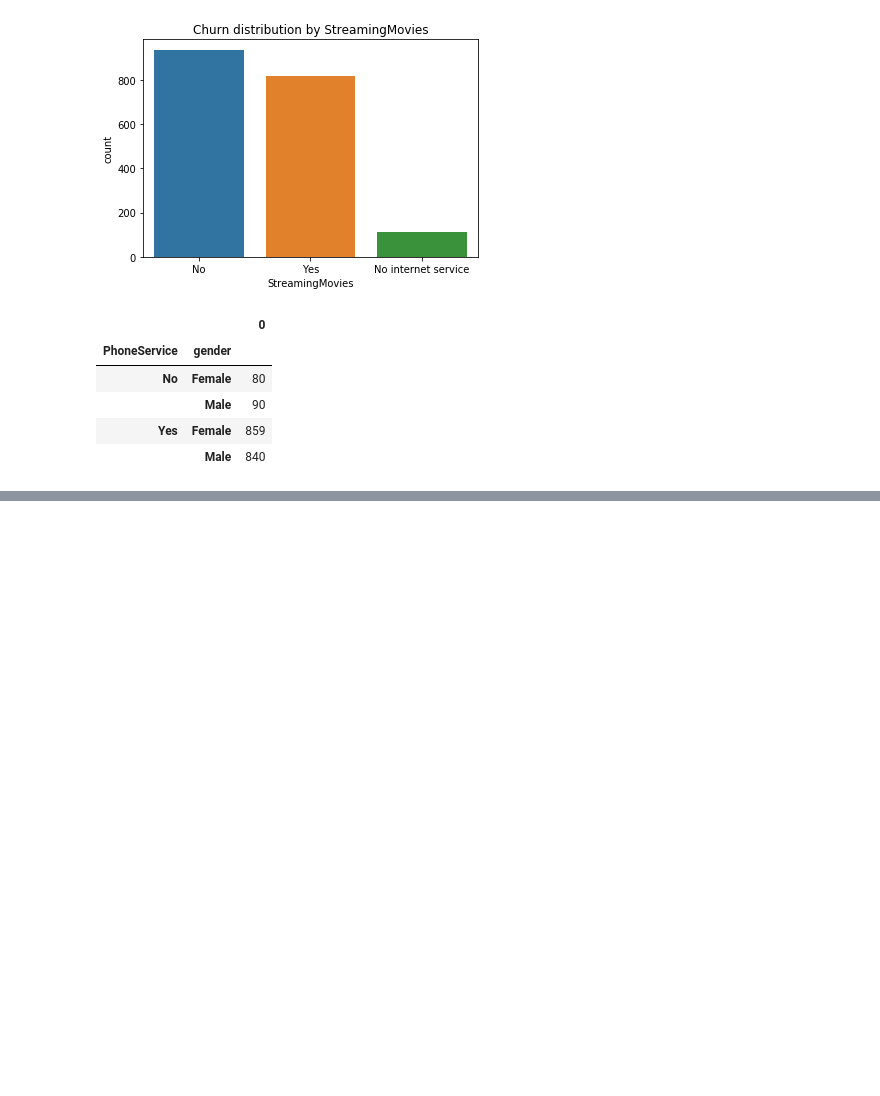
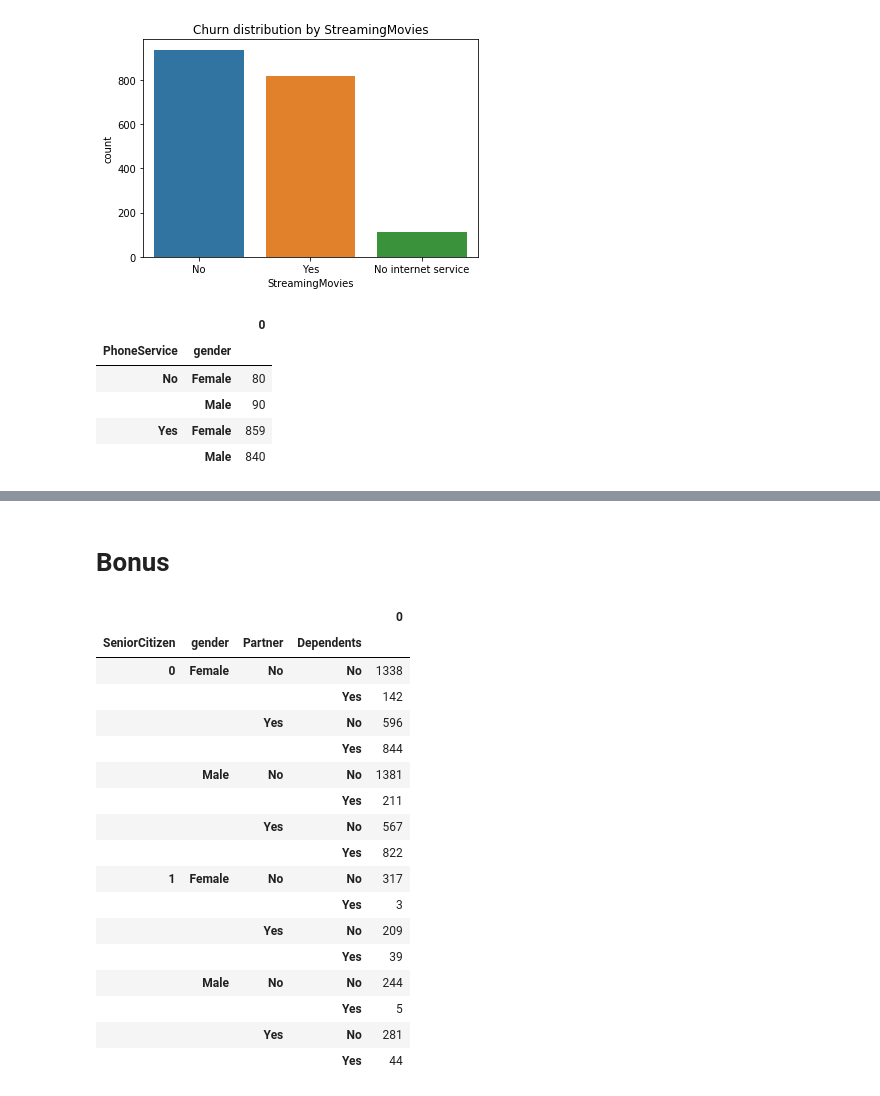
Before and after one commit to Chvava11/Bi_project_customer_churn, a Jupyter notebook: Vanessa's Bi Project.ipynb, the cells around one changed output, grey strips where cells are left out. Cells and saved outputs as stored; diff of their text form; code cells hidden in the pictures; blank space fills up the shorter version.

```diff
--- a/Vanessa's Bi Project.ipynb
+++ b/Vanessa's Bi Project.ipynb
@@ -509,0 +597,23 @@ service
+# %% [markdown]
+# Bonus
+# %%
+df.groupby(['SeniorCitizen','gender','Partner','Dependents']).size().to_frame()
+# %% [output]
+|  |  |  |  | 0 |
+| SeniorCitizen | gender | Partner | Dependents |  |
+| 0 | Female | No | No | 1338 |
+|  |  |  | Yes | 142 |
+|  |  | Yes | No | 596 |
+|  |  |  | Yes | 844 |
+|  | Male | No | No | 1381 |
+|  |  |  | Yes | 211 |
+|  |  | Yes | No | 567 |
+|  |  |  | Yes | 822 |
+| 1 | Female | No | No | 317 |
+|  |  |  | Yes | 3 |
+|  |  | Yes | No | 209 |
+|  |  |  | Yes | 39 |
+|  | Male | No | No | 244 |
+|  |  |  | Yes | 5 |
+|  |  | Yes | No | 281 |
+|  |  |  | Yes | 44 |
```
Also changed, not shown: parts of 51 cells of this notebook, 1 other file.
